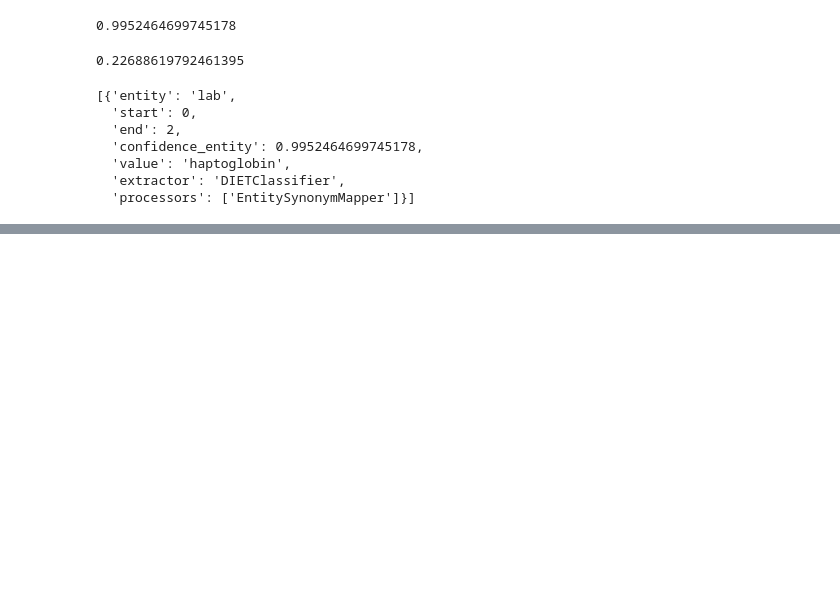
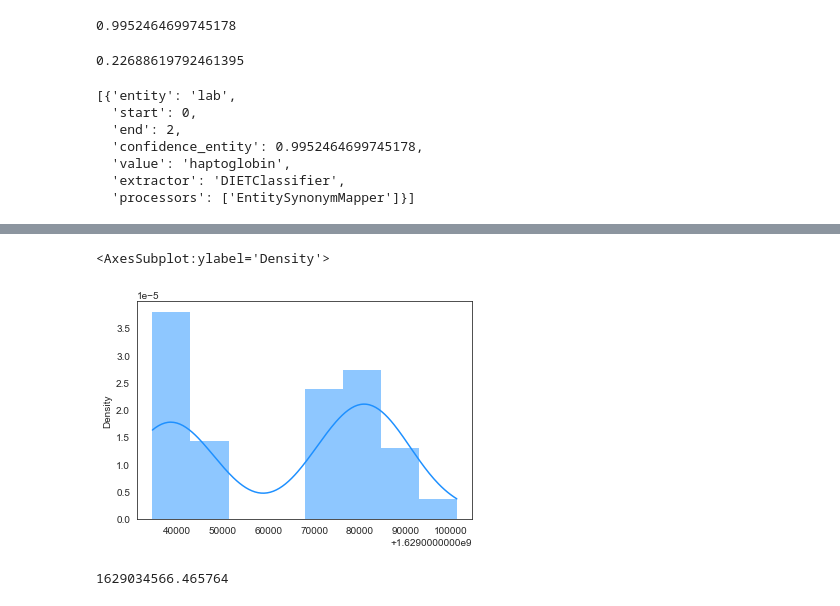
Before and after one commit to MedBot-team/NaBot, a Jupyter notebook: production/monitoring-server/monitoring.ipynb, the cells around one changed output, grey strips where cells are left out. Cells and saved outputs as stored; diff of their text form; code cells hidden in the pictures; blank space fills up the shorter version.

```diff
--- a/production/monitoring-server/monitoring.ipynb
+++ b/production/monitoring-server/monitoring.ipynb
@@ -181,0 +225,9 @@ entity
+# %%
+sns.histplot(timestamps, color="dodgerblue", kde=True, stat="density", linewidth=0)
+# %% [output]
+<AxesSubplot:ylabel='Density'>
+[figure, added]
+# %%
+timestamps[0]
+# %% [output]
+1629034566.465764
```
Also changed, not shown: parts of 18 cells of this notebook.
